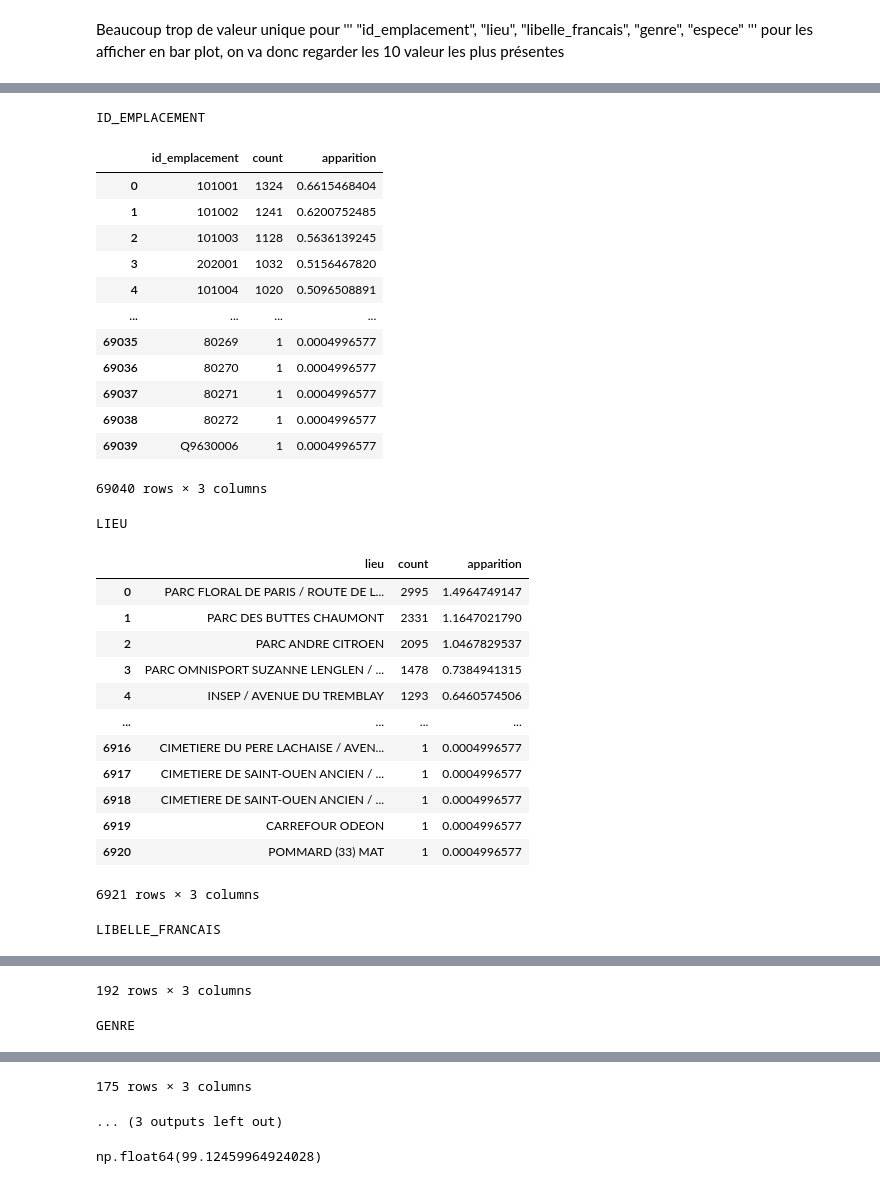
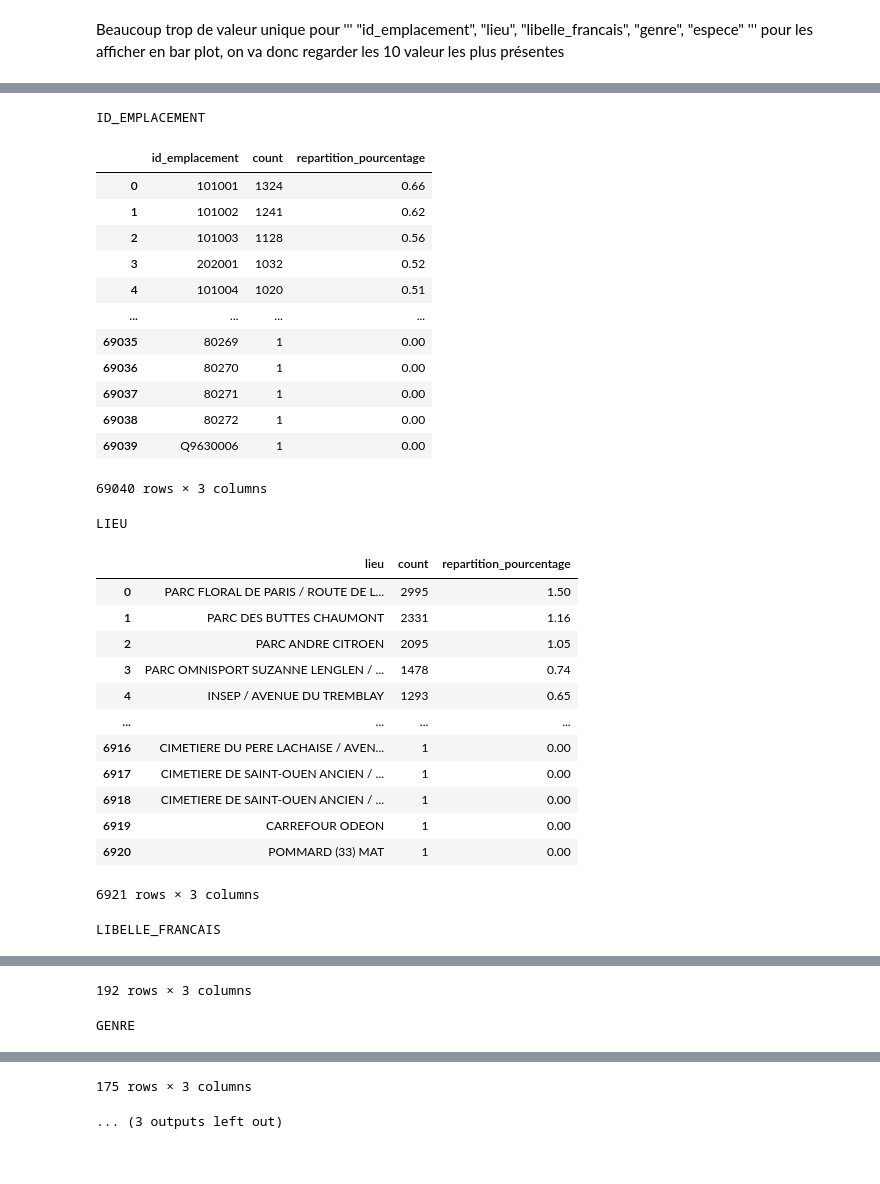
Before and after one commit to theotrc/OPC_PARIS_PROJ1, a Jupyter notebook: analysis.ipynb, the cells around one changed output, grey strips where cells are left out. Drawn from its saved outputs; the diff is of its cells as text; code cells hidden in the pictures.

```diff
--- a/analysis.ipynb
+++ b/analysis.ipynb
@@ -48,0 +45,2 @@ df[["geo_point_2d_a", "geo_point_2d_b"]]= df[["geo_point_2d_a", "geo_point_2d_b"
+# %%
+df.columns = [col.lower().replace(" ", "_") for col in df.columns]
@@ -49,3 +55,8 @@ df[["geo_point_2d_a", "geo_point_2d_b"]]= df[["geo_point_2d_a", "geo_point_2d_b"
+# %%
+#id est une valeur unique pour chaque ligne
+#les geopoints sont des informations trop précise, nous utiliserons d'autre features comme l'arrondissement
+#id emplacement ne nous intéresse pas
+df.drop(columns=["id", "geo_point_2d_a", "geo_point_2d_b", "id_emplacement"], inplace=True)
 # %% [markdown]
 ### Analyse univariée
 # %%
@@ -126,5 +149,6 @@ df_number
 ### Analyse des variables descriptives
 # %%
 df_object = df.select_dtypes(include=["object"])
+df_object["remarquable"] = df["remarquable"]
 # %% [markdown]
 Nombre de valeur unique pour chaque colonnes
@@ -150,7 +171,3 @@ stade_developpement a 4 valeur(s) unique(s)
 Nombre de ligne du df_object: 200137
 # %% [markdown]
 Beaucoup trop de valeur unique pour ''' "id_emplacement", "lieu", "libelle_francais", "genre", "espece" ''' pour les afficher en bar plot, on va donc regarder les 10 valeur les plus présentes
-# %%
-df_lieu = df_object[["lieu"]].value_counts().reset_index()
-result = df_object[["lieu"]].value_counts() * 100 / df_object["lieu"].value_counts().shape[0]
-df_lieu["pourcentage d'apparition"] = result.reset_index()["count"]
@@ -174,43 +174,44 @@ test["lieu"]
 # %%
 from IPython.display import display
 
 lot_of_row = ["id_emplacement", "lieu", "libelle_francais", "genre", "espece"]
 df_list = {}
 for col in lot_of_row:
     df_temp = df_object[[col]].value_counts().reset_index()
     result = df_object[[col]].value_counts() * 100 / df_object[col].shape[0]
-    df_temp["apparition"] = result.reset_index()["count"]
+    df_temp["repartition_pourcentage"] = result.reset_index()["count"]
+    df_temp["repartition_pourcentage"] = df_temp["repartition_pourcentage"].apply(lambda x: f"{x:.2f}")
     df_list[col] = df_temp
 
     print(col.upper())
     display(df_list[col],display_id=col)
 # %% [output]
 ID_EMPLACEMENT
-|  | id_emplacement | count | apparition |
-| 0 | 101001 | 1324 | 0.6615468404 |
-| 1 | 101002 | 1241 | 0.6200752485 |
-| 2 | 101003 | 1128 | 0.5636139245 |
-| 3 | 202001 | 1032 | 0.5156467820 |
-| 4 | 101004 | 1020 | 0.5096508891 |
+|  | id_emplacement | count | repartition_pourcentage |
+| 0 | 101001 | 1324 | 0.66 |
+| 1 | 101002 | 1241 | 0.62 |
+| 2 | 101003 | 1128 | 0.56 |
+| 3 | 202001 | 1032 | 0.52 |
+| 4 | 101004 | 1020 | 0.51 |
 | ... | ... | ... | ... |
-| 69035 | 80269 | 1 | 0.0004996577 |
-| 69036 | 80270 | 1 | 0.0004996577 |
-| 69037 | 80271 | 1 | 0.0004996577 |
-| 69038 | 80272 | 1 | 0.0004996577 |
-| 69039 | Q9630006 | 1 | 0.0004996577 |
+| 69035 | 80269 | 1 | 0.00 |
+| 69036 | 80270 | 1 | 0.00 |
+| 69037 | 80271 | 1 | 0.00 |
+| 69038 | 80272 | 1 | 0.00 |
+| 69039 | Q9630006 | 1 | 0.00 |
 69040 rows × 3 columns
 LIEU
-|  | lieu | count | apparition |
-| 0 | PARC FLORAL DE PARIS / ROUTE DE L... | 2995 | 1.4964749147 |
-| 1 | PARC DES BUTTES CHAUMONT | 2331 | 1.1647021790 |
-| 2 | PARC ANDRE CITROEN | 2095 | 1.0467829537 |
-| 3 | PARC OMNISPORT SUZANNE LENGLEN / ... | 1478 | 0.7384941315 |
-| 4 | INSEP / AVENUE DU TREMBLAY | 1293 | 0.6460574506 |
+|  | lieu | count | repartition_pourcentage |
+| 0 | PARC FLORAL DE PARIS / ROUTE DE L... | 2995 | 1.50 |
+| 1 | PARC DES BUTTES CHAUMONT | 2331 | 1.16 |
+| 2 | PARC ANDRE CITROEN | 2095 | 1.05 |
+| 3 | PARC OMNISPORT SUZANNE LENGLEN / ... | 1478 | 0.74 |
+| 4 | INSEP / AVENUE DU TREMBLAY | 1293 | 0.65 |
 | ... | ... | ... | ... |
-| 6916 | CIMETIERE DU PERE LACHAISE / AVEN... | 1 | 0.0004996577 |
-| 6917 | CIMETIERE DE SAINT-OUEN ANCIEN / ... | 1 | 0.0004996577 |
-| 6918 | CIMETIERE DE SAINT-OUEN ANCIEN / ... | 1 | 0.0004996577 |
-| 6919 | CARREFOUR ODEON | 1 | 0.0004996577 |
-| 6920 | POMMARD (33) MAT | 1 | 0.0004996577 |
+| 6916 | CIMETIERE DU PERE LACHAISE / AVEN... | 1 | 0.00 |
+| 6917 | CIMETIERE DE SAINT-OUEN ANCIEN / ... | 1 | 0.00 |
+| 6918 | CIMETIERE DE SAINT-OUEN ANCIEN / ... | 1 | 0.00 |
+| 6919 | CARREFOUR ODEON | 1 | 0.00 |
+| 6920 | POMMARD (33) MAT | 1 | 0.00 |
 6921 rows × 3 columns
 LIBELLE_FRANCAIS
@@ -243,6 +244,2 @@ GENRE
 175 rows × 3 columns
 ... (3 outputs left out)
-# %%
-df_list["espece"]["apparition"].sum()
-# %% [output]
-np.float64(99.12459964924028)
```
Also changed, not shown: parts of 23 cells of this notebook, 4 other files.
